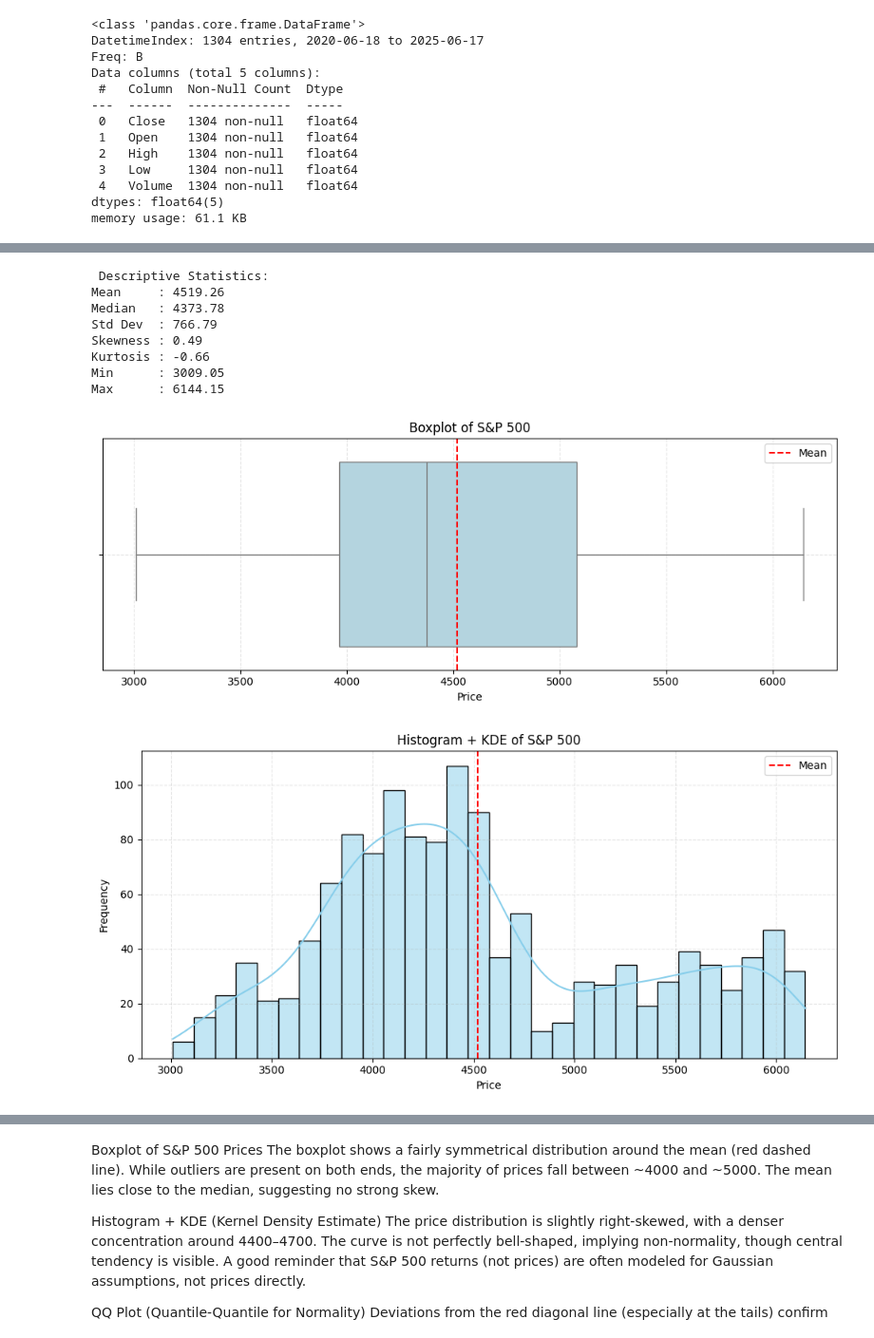
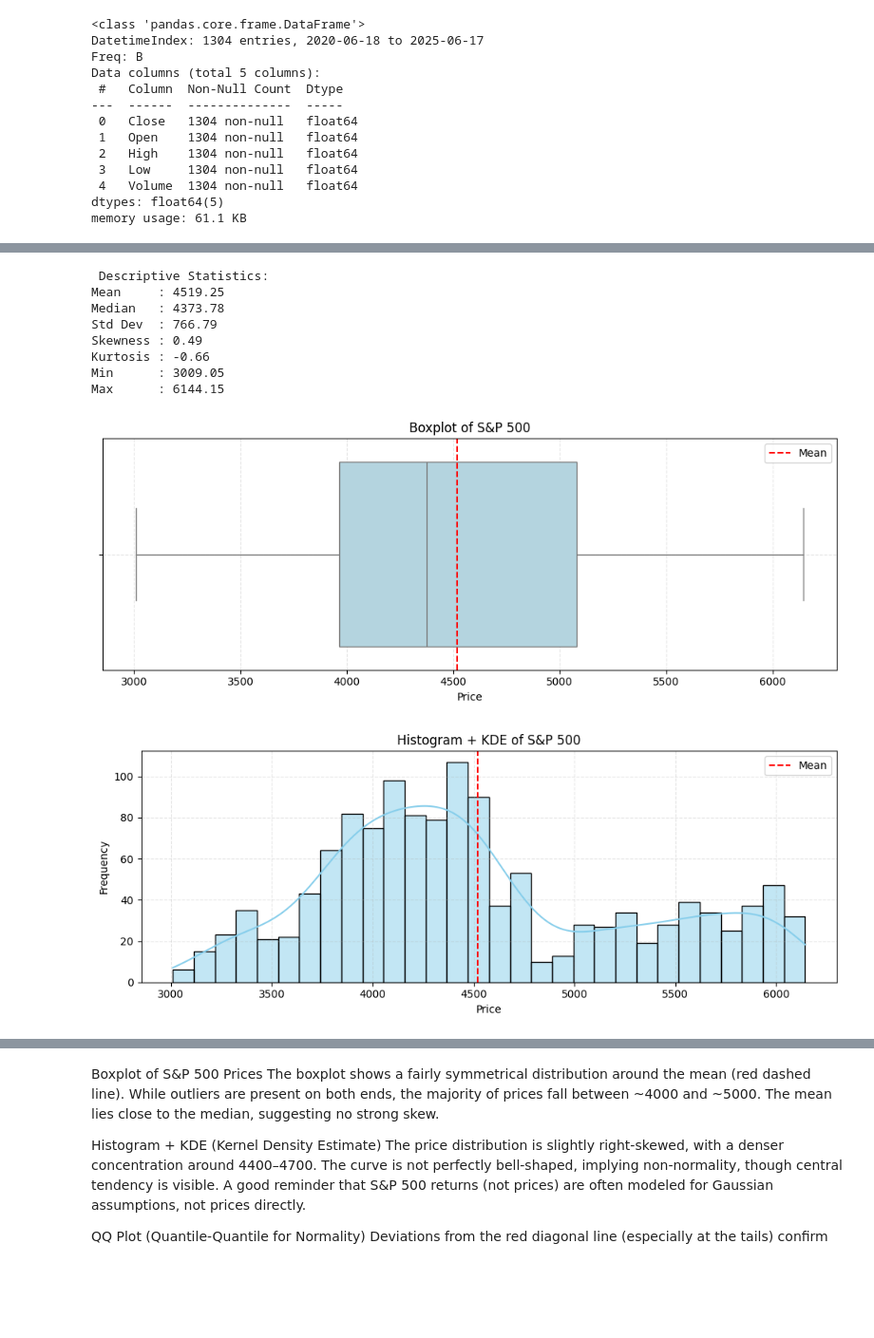
Before and after one commit to rhkraptor/FoEM, a Jupyter notebook: FoEM_Projekt.ipynb, the cells around one changed output, grey strips where cells are left out. Shown at 95% size. Cells and saved outputs as stored; diff of their text form; code cells hidden in the pictures; blank space fills up the shorter version.

```diff
--- a/FoEM_Projekt.ipynb
+++ b/FoEM_Projekt.ipynb
@@ -208,34 +208,34 @@ plt.xlabel("Price")
 plt.legend()
 plt.grid(True, linestyle='--', alpha=0.3)
 plt.tight_layout()
 plt.show()
 
 # 2. Histogram + KDE
-plt.figure(figsize=(10, 5))
+plt.figure(figsize=(10, 4))
 sns.histplot(eda_series, kde=True, bins=30, color='skyblue')
 plt.axvline(eda_series.mean(), color='red', linestyle='--', label='Mean')
 plt.title("Histogram + KDE of S&P 500")
 plt.xlabel("Price")
 plt.ylabel("Frequency")
 plt.legend()
 plt.grid(True, linestyle='--', alpha=0.3)
 plt.tight_layout()
 plt.show()
 
 # 3. QQ-Plot for Normality
-plt.figure(figsize=(6, 6))
+plt.figure(figsize=(10, 4))
 stats.probplot(eda_series, dist="norm", plot=plt)
 plt.title("QQ Plot - Normality Check")
 plt.tight_layout()
 plt.show()
 # %% [output]
  Descriptive Statistics:
-Mean     : 4519.26
+Mean     : 4519.25
 Median   : 4373.78
 Std Dev  : 766.79
 Skewness : 0.49
 Kurtosis : -0.66
 Min      : 3009.05
 Max      : 6144.15
 [figure]
-[figure, old version]
+[figure, new version]
```
Also changed, not shown: parts of 26 cells of this notebook, 1 other file.
